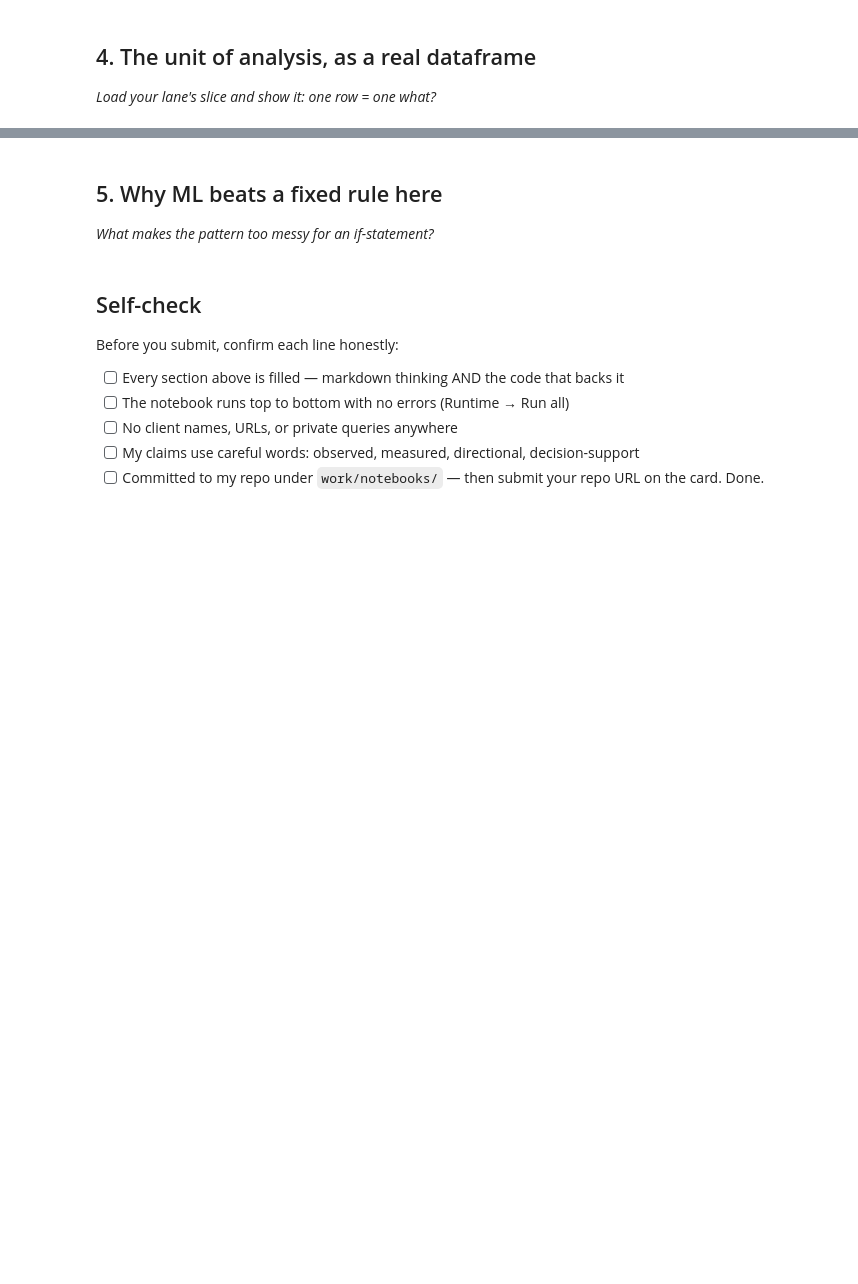
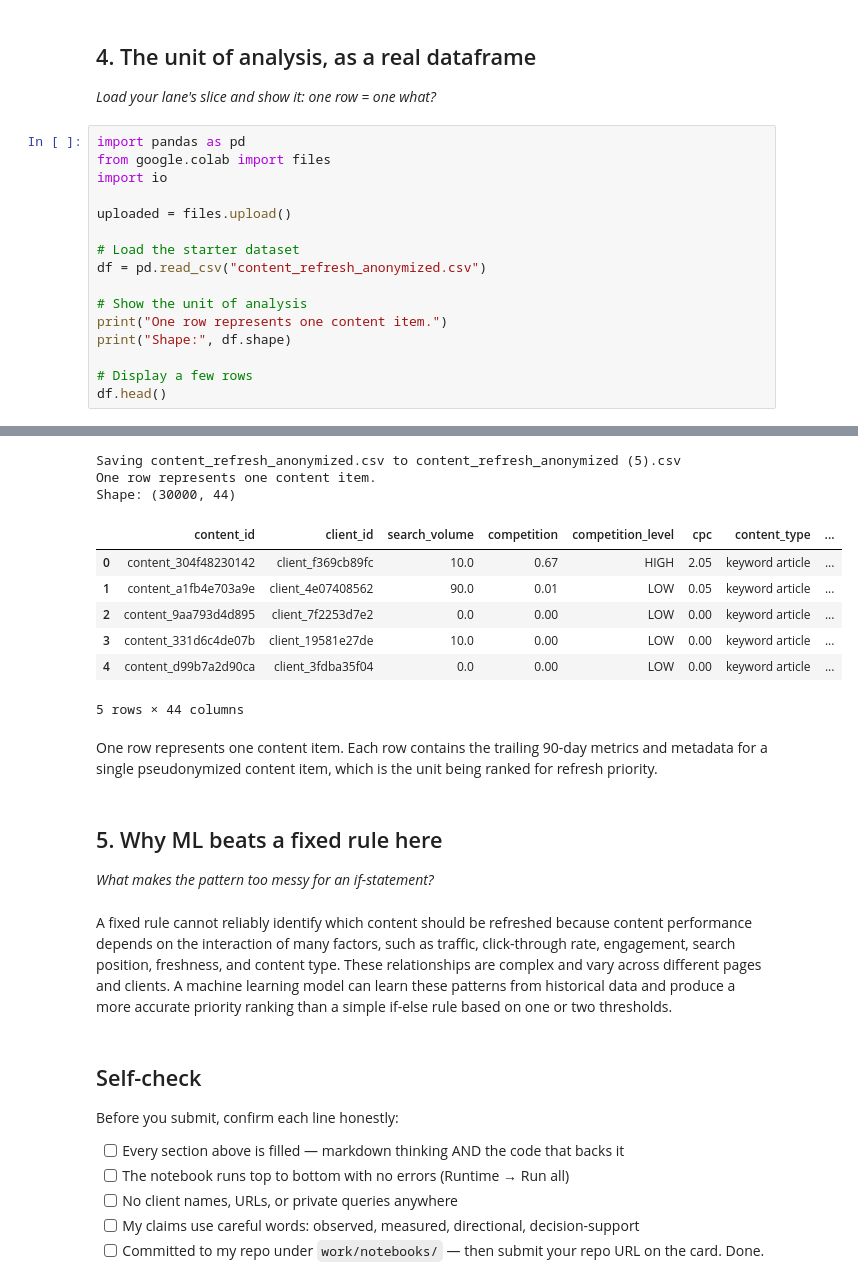
Before and after one commit to PrathamTumminakatti/ML1, a Jupyter notebook: work/notebooks/w02_ml_task_framing.ipynb, the cells around one changed output, grey strips where cells are left out. Saved outputs shown, nothing was run; the diff lists cells and outputs as text; blank space fills up the shorter version.

```diff
--- a/work/notebooks/w02_ml_task_framing.ipynb
+++ b/work/notebooks/w02_ml_task_framing.ipynb
@@ -22,3 +93,20 @@ This skeleton is yours to fill. Work the sections **in order** — each one has
 ## 4. The unit of analysis, as a real dataframe
 
 *Load your lane's slice and show it: one row = one what?*
+# %%
+import pandas as pd
+from google.colab import files
+import io
+
+uploaded = files.upload()
+
+# Load the starter dataset
+df = pd.read_csv("content_refresh_anonymized.csv")
+
+# Show the unit of analysis
+print("One row represents one content item.")
+print("Shape:", df.shape)
+
+# Display a few rows
+df.head()
+# %% [output]
@@ -25,7 +114,21 @@ This skeleton is yours to fill. Work the sections **in order** — each one has
+Saving content_refresh_anonymized.csv to content_refresh_anonymized (5).csv
+One row represents one content item.
+Shape: (30000, 44)
+|  | content_id | client_id | search_volume | competition | competition_level | cpc | content_type | ... |
+| 0 | content_304f48230142 | client_f369cb89fc | 10.0 | 0.67 | HIGH | 2.05 | keyword article | ... |
+| 1 | content_a1fb4e703a9e | client_4e07408562 | 90.0 | 0.01 | LOW | 0.05 | keyword article | ... |
+| 2 | content_9aa793d4d895 | client_7f2253d7e2 | 0.0 | 0.00 | LOW | 0.00 | keyword article | ... |
+| 3 | content_331d6c4de07b | client_19581e27de | 10.0 | 0.00 | LOW | 0.00 | keyword article | ... |
+| 4 | content_d99b7a2d90ca | client_3fdba35f04 | 0.0 | 0.00 | LOW | 0.00 | keyword article | ... |
+5 rows × 44 columns
+# %% [markdown]
+One row represents one content item. Each row contains the trailing 90-day metrics and metadata for a single pseudonymized content item, which is the unit being ranked for refresh priority.
 # %% [markdown]
 ## 5. Why ML beats a fixed rule here
 
 *What makes the pattern too messy for an if-statement?*
+# %% [markdown]
+A fixed rule cannot reliably identify which content should be refreshed because content performance depends on the interaction of many factors, such as traffic, click-through rate, engagement, search position, freshness, and content type. These relationships are complex and vary across different pages and clients. A machine learning model can learn these patterns from historical data and produce a more accurate priority ranking than a simple if-else rule based on one or two thresholds.
 # %% [markdown]
 ## Self-check
 
```
Also changed, not shown: parts of 6 cells of this notebook.
